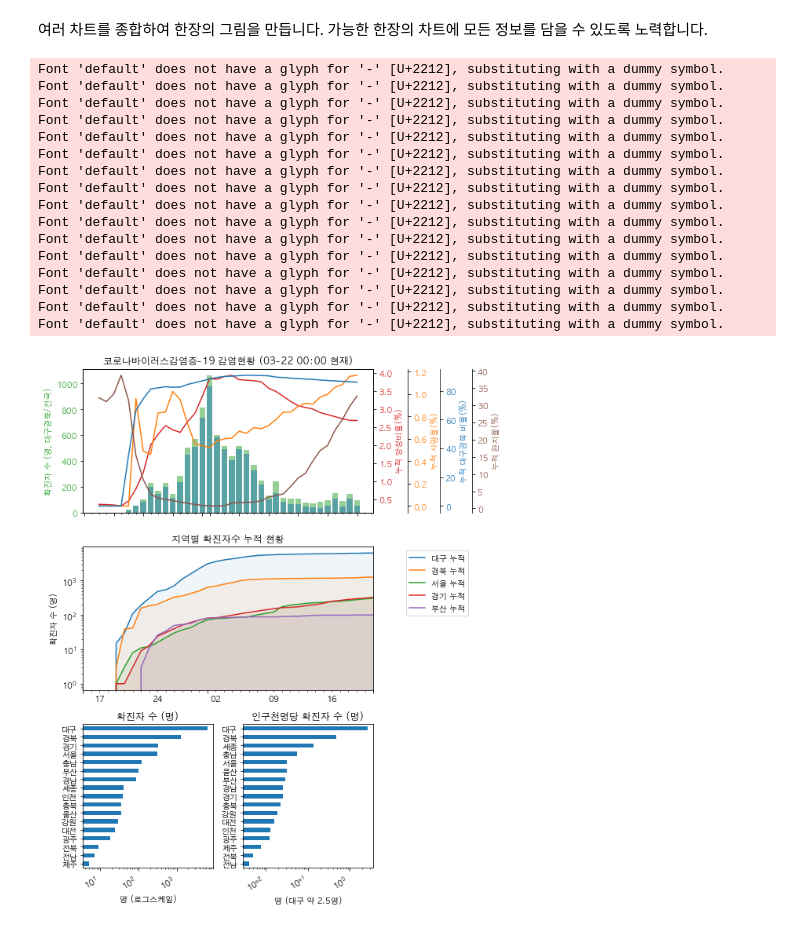
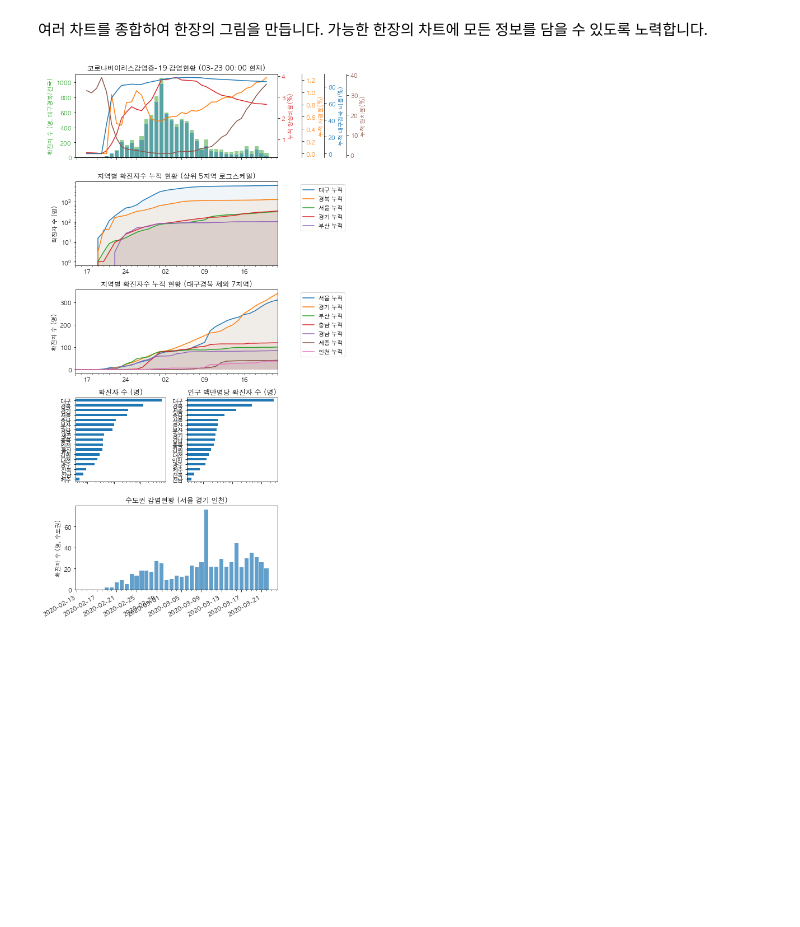
Before and after one commit to yong27/coronadaily, a Jupyter notebook: COVID19-daily-analysis.ipynb, the cells around one changed output. Cells and saved outputs as stored; diff of their text form; code cells hidden in the pictures; blank space fills up the shorter version.

Commit message:
03:23 00:00 data added; seoul w/satelite chart acced

```diff
--- a/COVID19-daily-analysis.ipynb
+++ b/COVID19-daily-analysis.ipynb
@@ -172,9 +172,9 @@ density.iloc[:-1, :][['2018-인구', '2018-인구밀도']].plot(kind='bar')
 # %% [markdown]
 여러 차트를 종합하여 한장의 그림을 만듭니다. 가능한 한장의 차트에 모든 정보를 담을 수 있도록 노력합니다.
 # %%
-fig = plt.figure(figsize=(9, 10))
+fig = plt.figure(figsize=(9, 14))
 
-ax1 = fig.add_subplot(3, 1, 1)
+ax1 = fig.add_subplot(5, 1, 1)
 color = 'tab:green'
 ax1.set_ylabel('확진자 수 (명, 대구경북/전국)', color=color)
 ax1.tick_params(axis='y', labelcolor=color)
@@ -210,54 +210,61 @@ ax1_4.spines["right"].set_position(("axes", 1.34))
 ax1_4.set_ylabel('누적 완치율(%)', color=color)  # we already handled the x-label with ax1
 ax1_4.plot(df['누적 완치율'], color=color)
 ax1_4.tick_params(axis='y', labelcolor=color)
 
-ax2 = fig.add_subplot(3, 1, 2)
-ax2.set_title('지역별 확진자수 누적 현황')
+
+
+ax2 = fig.add_subplot(5, 1, 2)
+ax2.set_title('지역별 확진자수 누적 현황 (상위 5지역 로그스케일)')
 
 for acu in ['대구 누적', '경북 누적', '서울 누적', '경기 누적', '부산 누적']: #, '충남 누적', '경남 누적', '세종 누적', '인천 누적']:
     df[acu].plot(ax=ax2)
     ax2.fill_between(df.index, df[acu], alpha=0.07)
 
 ax2.legend(loc='upper left', bbox_to_anchor=(1.1, 1))
 ax2.xaxis.set_minor_locator(mdates.DayLocator())
 ax2.set_yscale('log')
 ax2.set_ylabel('확진자 수 (명)')
 
 
-ax3_1 = fig.add_subplot(3, 2, 5)
+ax2_1 = fig.add_subplot(5, 1, 3)
+ax2_1.set_title('지역별 확진자수 누적 현황 (대구경북 제외 7지역)')
+
+for acu in ['서울 누적', '경기 누적', '부산 누적', '충남 누적', '경남 누적', '세종 누적', '인천 누적']:
+    df[acu].plot(ax=ax2_1)
+    ax2_1.fill_between(df.index, df[acu], alpha=0.07)
+
+ax2_1.legend(loc='upper left', bbox_to_anchor=(1.1, 1))
+ax2_1.xaxis.set_minor_locator(mdates.DayLocator())
+ax2_1.set_ylabel('확진자 수 (명)')
+
+
+ax3_1 = fig.add_subplot(5, 2, 7)
 ax3_1.set_title('확진자 수 (명)')
 wotk = regions.copy()
 #wotk.remove('대구')
 #wotk.remove('경북')
 df[wotk].sum().sort_values().plot(kind='barh', ax=ax3_1)
 ax3_1.set_xscale('log')
 ax3_1.set_xlabel('명 (로그스케일)')
 
-ax3_2 = fig.add_subplot(3, 2, 6)
-ax3_2.set_title('인구천명당 확진자 수 (명)')
-confirm_density = df[regions].sum() / density.loc[regions, '2018-인구']
+ax3_2 = fig.add_subplot(5, 2, 8)
+ax3_2.set_title('인구 백만명당 확진자 수 (명)')
+confirm_density = df[regions].sum() * 1000 / density.loc[regions, '2018-인구']
 confirm_density.sort_values().plot(kind='barh', ax=ax3_2)
 ax3_2.set_xscale('log')
-ax3_2.set_xlabel('명 (대구 약 2.5명)')
+ax3_2.set_xlabel('명 (로그스케일)')
+
+
+
+ax4 = fig.add_subplot(5, 1, 5)
+ax4.set_ylabel('확진자 수 (명, 수도권)')
+ax4.set_title(f'수도권 감염현황 (서울 경기 인천)')
+ax4.xaxis.set_minor_locator(mdates.DayLocator())
+plt.bar(x=df.index, height=df['서울']+df['경기']+df['인천'], alpha=0.7)
+
 
 fig.autofmt_xdate()
 plt.tight_layout()
 plt.savefig(f'daily-chart/covid19-stat-{today.strftime("%m%d")}.png', dpi=200, format='png')
 # %% [output]
-Font 'default' does not have a glyph for '-' [U+2212], substituting with a dummy symbol.
-Font 'default' does not have a glyph for '-' [U+2212], substituting with a dummy symbol.
-Font 'default' does not have a glyph for '-' [U+2212], substituting with a dummy symbol.
-Font 'default' does not have a glyph for '-' [U+2212], substituting with a dummy symbol.
-Font 'default' does not have a glyph for '-' [U+2212], substituting with a dummy symbol.
-Font 'default' does not have a glyph for '-' [U+2212], substituting with a dummy symbol.
-Font 'default' does not have a glyph for '-' [U+2212], substituting with a dummy symbol.
-Font 'default' does not have a glyph for '-' [U+2212], substituting with a dummy symbol.
-Font 'default' does not have a glyph for '-' [U+2212], substituting with a dummy symbol.
-Font 'default' does not have a glyph for '-' [U+2212], substituting with a dummy symbol.
-Font 'default' does not have a glyph for '-' [U+2212], substituting with a dummy symbol.
-Font 'default' does not have a glyph for '-' [U+2212], substituting with a dummy symbol.
-Font 'default' does not have a glyph for '-' [U+2212], substituting with a dummy symbol.
-Font 'default' does not have a glyph for '-' [U+2212], substituting with a dummy symbol.
-Font 'default' does not have a glyph for '-' [U+2212], substituting with a dummy symbol.
-Font 'default' does not have a glyph for '-' [U+2212], substituting with a dummy symbol.
-[figure, old version]
+[figure, new version]
```
Also changed, not shown: parts of 4 cells of this notebook, 1 other file.
